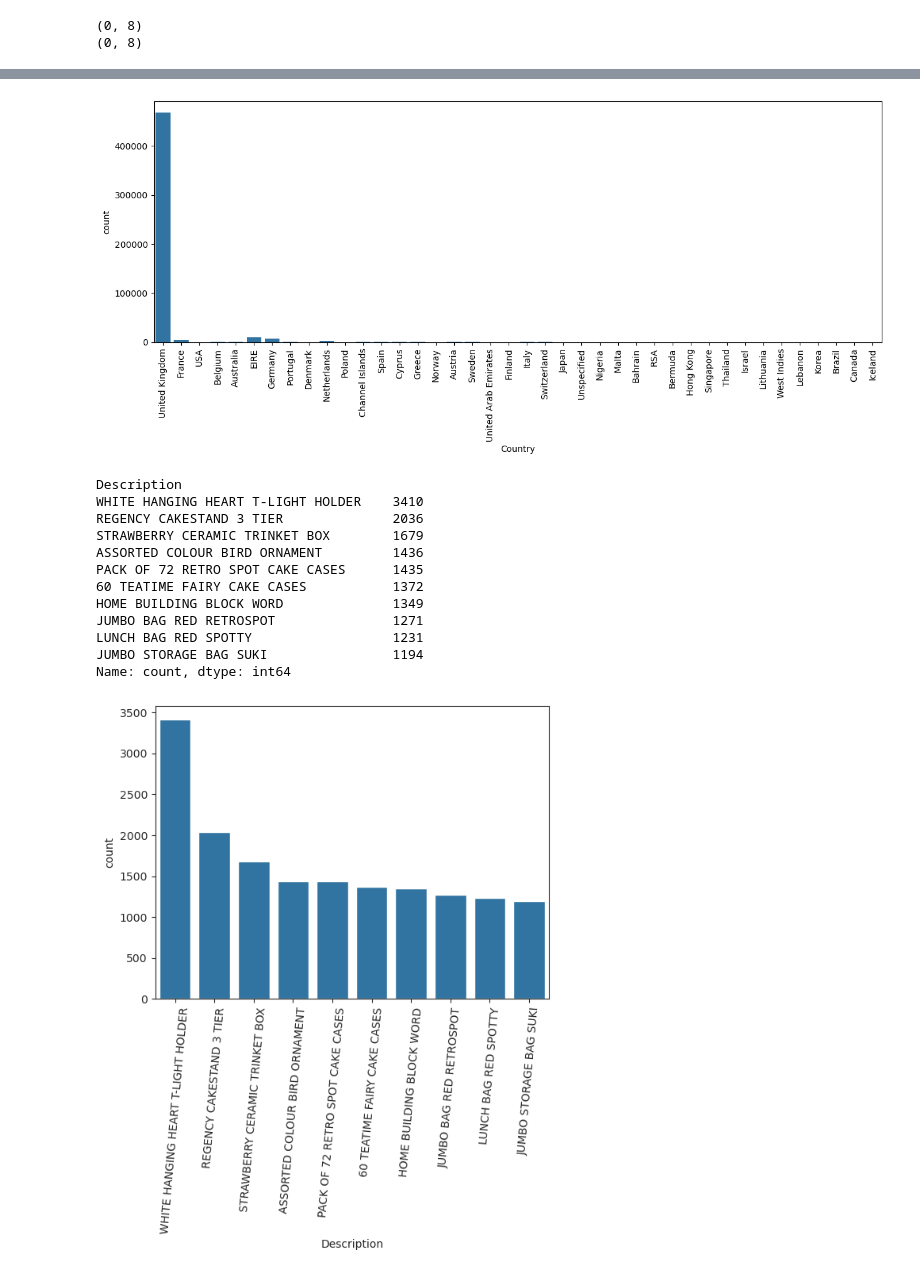
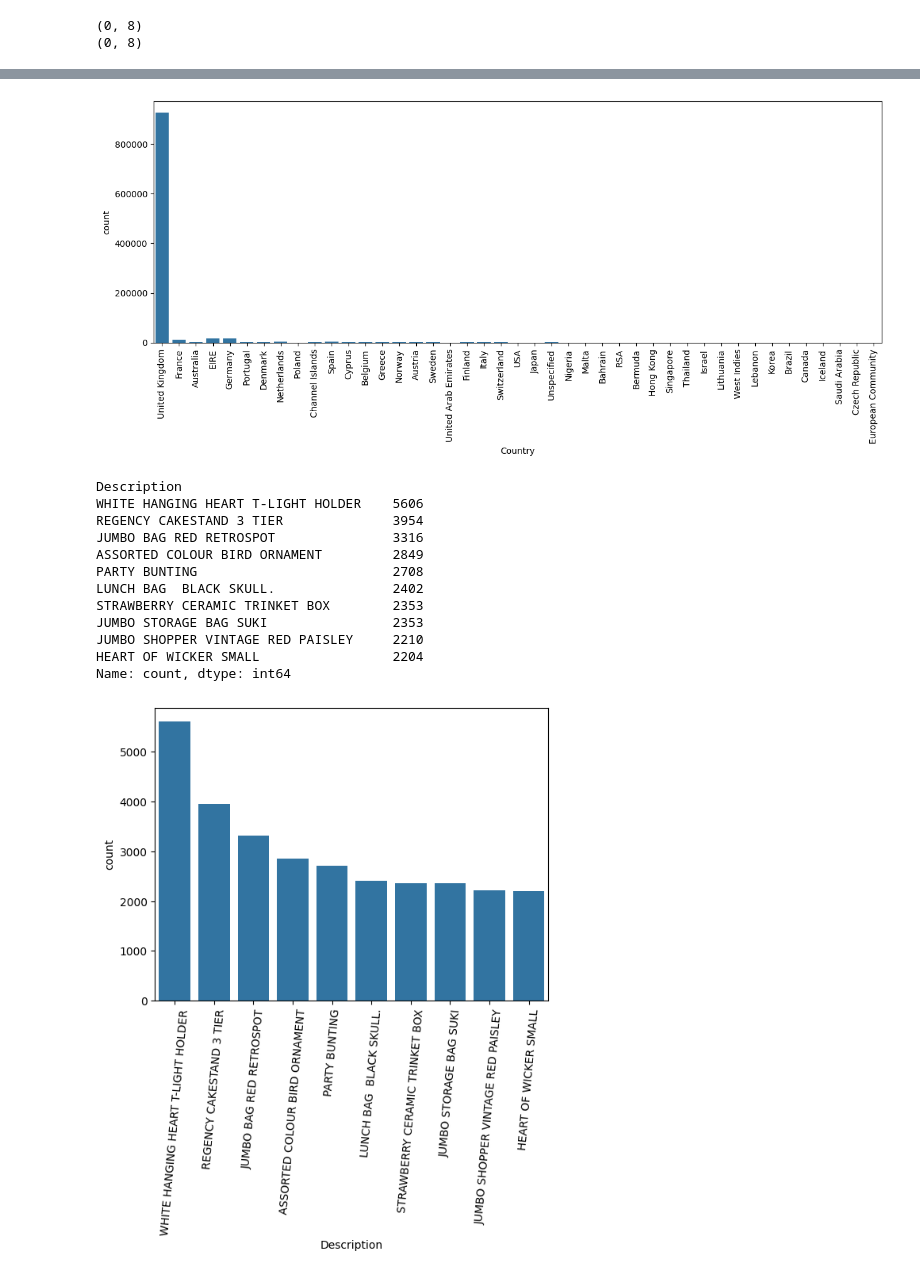
Before and after one commit to Ahmed-Rashid200307/data-analysis, a Jupyter notebook: OnlineRetail.ipynb, the cells around one changed output, grey strips where cells are left out. Cells and saved outputs as stored; diff of their text form; code cells hidden in the pictures.

Commit message:
Update online retail da

```diff
--- a/OnlineRetail.ipynb
+++ b/OnlineRetail.ipynb
@@ -5,3 +3,8 @@ retail = pd.read_excel('online_retail_II.xlsx')
+# %%
+retail_1 = pd.read_excel('online_retail_II.xlsx',sheet_name='Year 2009-2010')
+retail_2 = pd.read_excel('online_retail_II.xlsx',sheet_name='Year 2010-2011')
+
+retail = pd.concat([retail_1,retail_2],ignore_index=True)
 # %%
 retail.info()
 # %% [output]
@@ -161 +164,13 @@ retail.to_excel('retail_clean.xlsx')
+# %%
+# DATA CLEANING
+# seperating from misc values in products such as postage etc
+
+retail_clean = retail[(retail['Description'] != 'POSTAGE') &
+                      (retail['Description'] != 'Manual') &
+                      (retail['Description'] != 'DOTCOM POSTAGE') &
+                      (retail['Description'] != 'AMAZON FEE')]
+
+# seperating from returned orders
+
+retail_clean = retail_clean[retail_clean['Quantity'] > 0]
 # %%
@@ -196,31 +212,31 @@ array(['United Kingdom', 'France', 'USA', 'Belgium', 'Australia', 'EIRE',
 # %%
-c_plot = sns.countplot(x='Country',data=retail)
+c_plot = sns.countplot(x='Country',data=retail_clean)
 c_plot.figure.set_size_inches(15,5)
 c_plot.tick_params(axis='x',rotation=90)
 # %% [output]
-[figure, old version]
+[figure, new version]
 # %%
 # Product Analysis:
 
 # top 10 selling products by quantity
 
-top_10_sell = retail['Description'].value_counts().sort_values(ascending=False).head(10)
+top_10_sell = retail_clean['Description'].value_counts().sort_values(ascending=False).head(10)
 top_10_sell
 # %% [output]
 Description
-WHITE HANGING HEART T-LIGHT HOLDER    3410
-REGENCY CAKESTAND 3 TIER              2036
-STRAWBERRY CERAMIC TRINKET BOX        1679
-ASSORTED COLOUR BIRD ORNAMENT         1436
-PACK OF 72 RETRO SPOT CAKE CASES      1435
-60 TEATIME FAIRY CAKE CASES           1372
-HOME BUILDING BLOCK WORD              1349
-JUMBO BAG RED RETROSPOT               1271
-LUNCH BAG RED SPOTTY                  1231
-JUMBO STORAGE BAG SUKI                1194
+WHITE HANGING HEART T-LIGHT HOLDER    5606
+REGENCY CAKESTAND 3 TIER              3954
+JUMBO BAG RED RETROSPOT               3316
+ASSORTED COLOUR BIRD ORNAMENT         2849
+PARTY BUNTING                         2708
+LUNCH BAG  BLACK SKULL.               2402
+STRAWBERRY CERAMIC TRINKET BOX        2353
+JUMBO STORAGE BAG SUKI                2353
+JUMBO SHOPPER VINTAGE RED PAISLEY     2210
+HEART OF WICKER SMALL                 2204
 Name: count, dtype: int64
 # %%
-top_products = sns.countplot(x='Description',data=retail,order=top_10_sell.index)
+top_products = sns.countplot(x='Description',data=retail_clean,order=top_10_sell.index)
 top_products.tick_params(axis='x',rotation=85)
 # %% [output]
-[figure, old version]
+[figure, new version]
```
Also changed, not shown: parts of 14 cells of this notebook.
